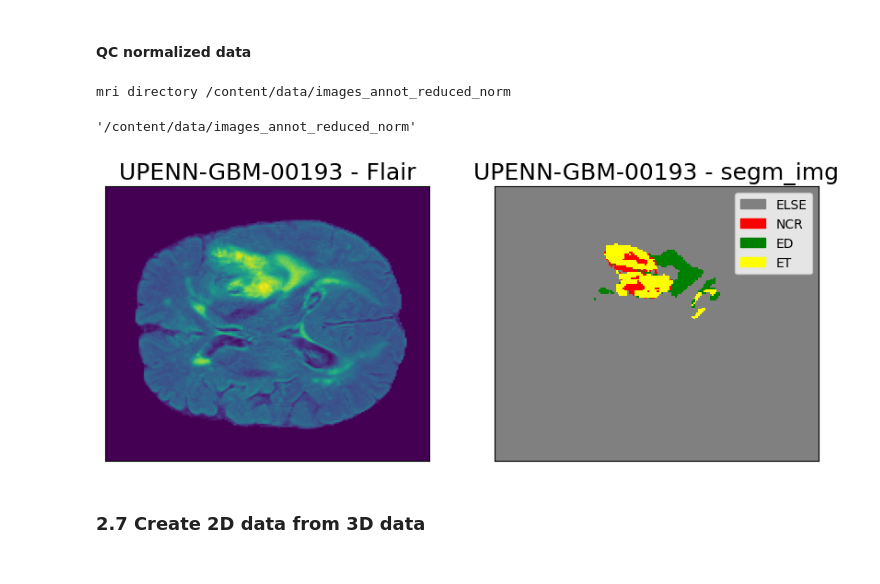
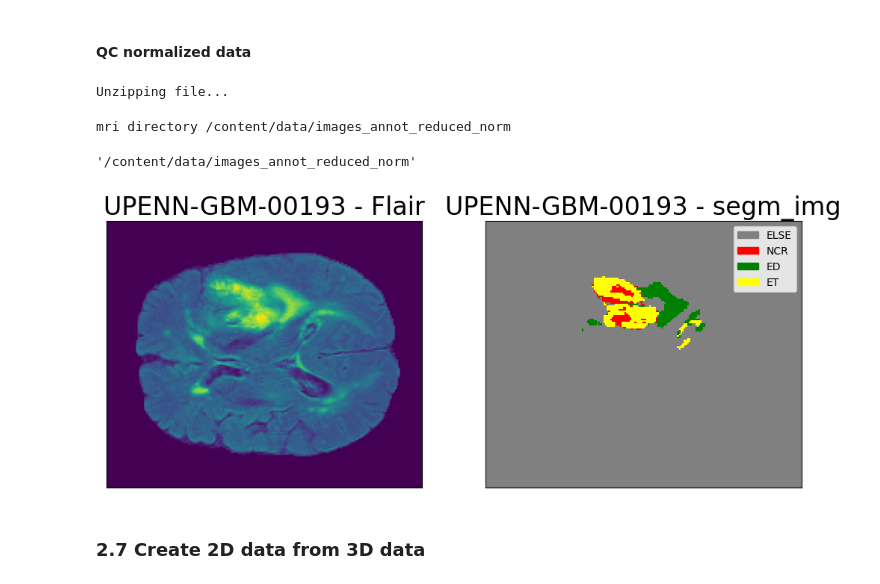
Before and after one commit to RiceD2KLab/BRAINNET, a Jupyter notebook: src/notebooks/01_mri_data_prep_and_loading.ipynb, the cells around one changed output. Drawn from its saved outputs; the diff is of its cells as text; code cells hidden in the pictures.

Commit message:
confirmed that notebook now wokrs after putting back generate2dslice to common

```diff
--- a/src/notebooks/01_mri_data_prep_and_loading.ipynb
+++ b/src/notebooks/01_mri_data_prep_and_loading.ipynb
@@ -139,5 +128,7 @@ if not os.path.exists(temp_file_path):
 zip_file = os.path.join(temp_file_path, "images_annot_reduced.zip")
 
 !cd $output_dir && zip -rq $zip_file *
+# %%
+flair_img = data_handler.load_mri(subj_id=test_img, mri_type=MriType.STRUCT_SCAN_REDUCED, struct_scan=StructuralScan.FLAIR)
 # %%
 # qc sample images
@@ -371,23 +363,24 @@ zip_file
 norm_imgs, norm_dir = data_handler.list_mri_in_dir(mri_type=MriType.ANNOTATED_REDUCED_NORM, return_dir=True)
 norm_dir
 # %% [output]
-mri directory /content/data/images_annot_reduced_norm
+Unzipping file...
-'/content/data/images_annot_reduced_norm'
+mri directory /content/data/images_annot_reduced_norm
+'/content/data/images_annot_reduced_norm'
 # %%
 # qc sample images
-fig, axs = plt.subplots(nrows=1, ncols=2, figsize=(10, 5))
+fig, axs = plt.subplots(nrows=1, ncols=2, figsize=(12, 5))
 
 test_img = "UPENN-GBM-00193"
 flair_img = data_handler.load_mri(subj_id=test_img, mri_type=MriType.ANNOTATED_REDUCED_NORM, struct_scan=StructuralScan.FLAIR, dataset_type="test")
 segm_img = data_handler.load_mri(subj_id=test_img, mri_type=MriType.ANNOTATED_REDUCED_NORM, dataset_type="test")
 
-slice_idx = mri_common.get_largest_tumor_slice_idx(flair_img)[0]
+slice_idx = get_largest_tumor_slice_idx(flair_img)[0]
 
 mri_plt.plot_img(img_data=flair_img[:, :, slice_idx], fig=fig, axs=axs, row=0, col=0, title=f"{test_img} - Flair")
 mri_plt.plot_segm_img(img_data=segm_img[:, :, slice_idx], fig=fig, axs=axs, row=0, col=1, title=f"{test_img} - segm_img", use_legend=True)
 plt.show()
 # %% [output]
-[figure, old version]
+[figure, new version]
 # %% [markdown]
 ### 2.7 Create 2D data from 3D data
 # %% [markdown]
```
Also changed, not shown: parts of 17 cells of this notebook.
